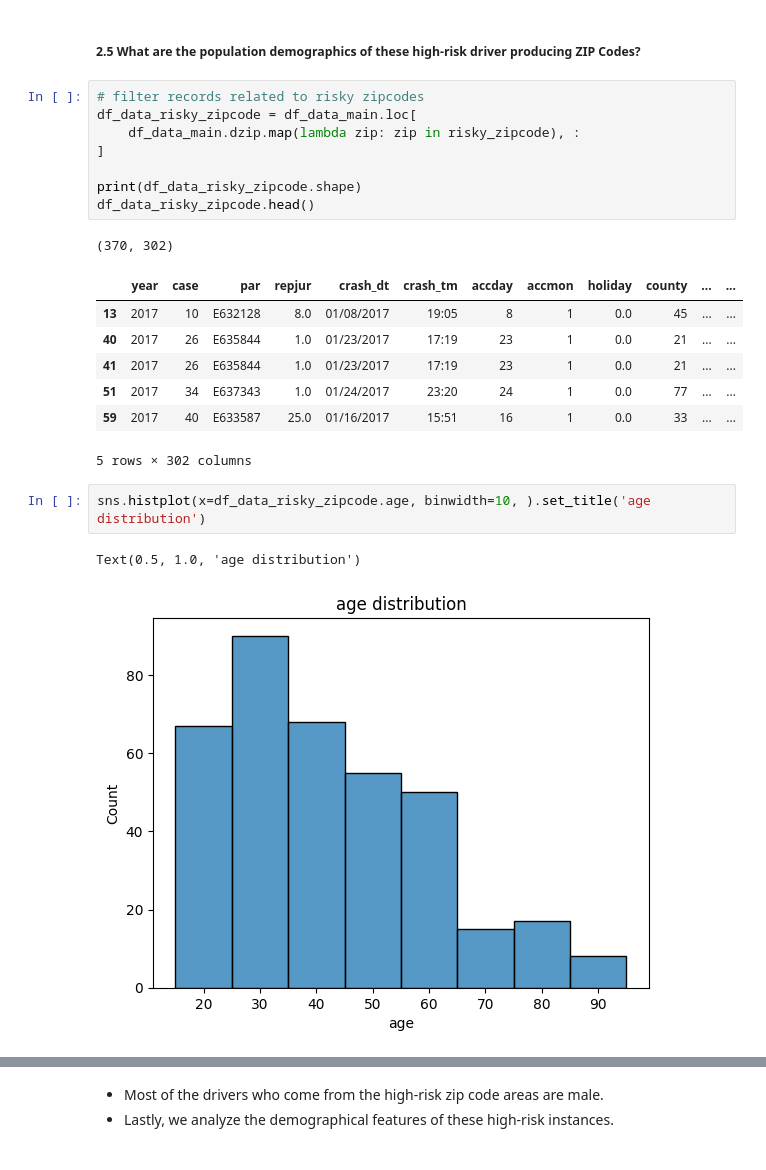
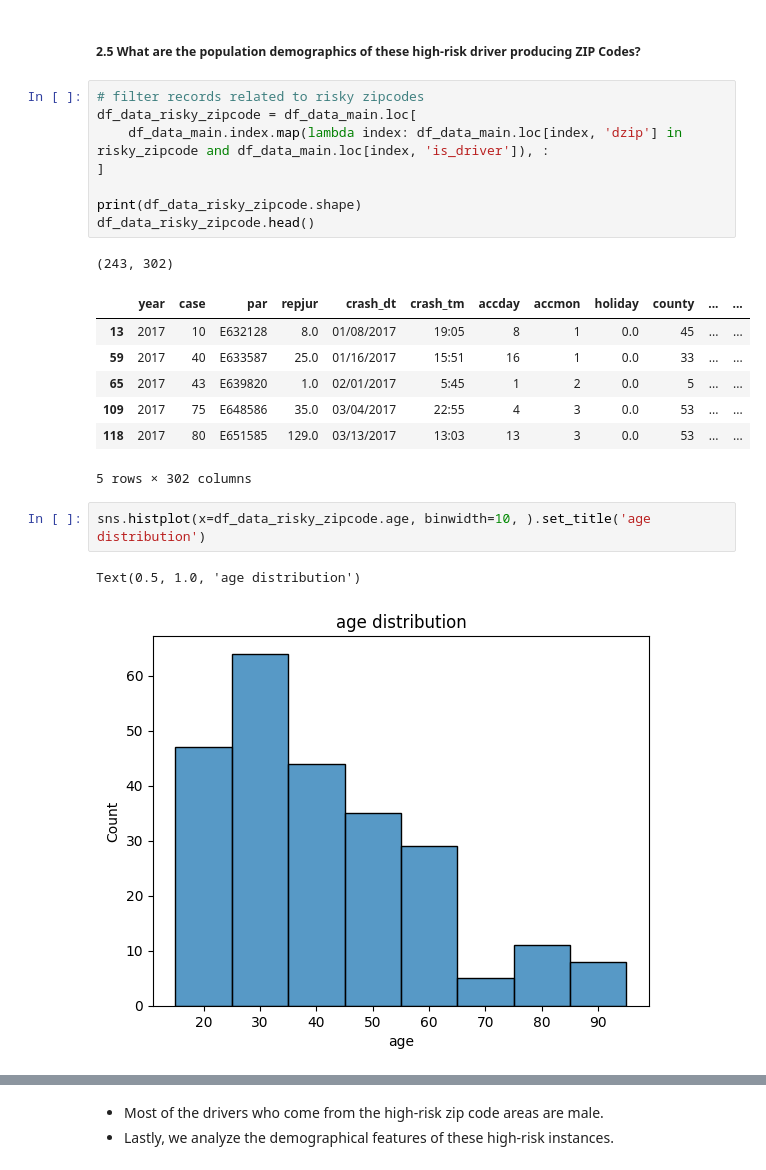
Before and after one commit to Chacoon3/Info-Challenge-2023, a Jupyter notebook: code_py/analysis.ipynb, the cells around one changed output, grey strips where cells are left out. Drawn from its saved outputs; the diff is of its cells as text.

```diff
--- a/code_py/analysis.ipynb
+++ b/code_py/analysis.ipynb
@@ -387,25 +387,25 @@ sns.histplot(x=df_data_by_zip.case_count, binwidth=1)
 # %%
 # filter records related to risky zipcodes
 df_data_risky_zipcode = df_data_main.loc[
-    df_data_main.dzip.map(lambda zip: zip in risky_zipcode), :
+    df_data_main.index.map(lambda index: df_data_main.loc[index, 'dzip'] in risky_zipcode and df_data_main.loc[index, 'is_driver']), :
 ]
 
 print(df_data_risky_zipcode.shape)
 df_data_risky_zipcode.head()
 # %% [output]
-(370, 302)
+(243, 302)
 |  | year | case | par | repjur | crash_dt | crash_tm | accday | accmon | holiday | county | ... | ... |
 | 13 | 2017 | 10 | E632128 | 8.0 | 01/08/2017 | 19:05 | 8 | 1 | 0.0 | 45 | ... | ... |
-| 40 | 2017 | 26 | E635844 | 1.0 | 01/23/2017 | 17:19 | 23 | 1 | 0.0 | 21 | ... | ... |
-| 41 | 2017 | 26 | E635844 | 1.0 | 01/23/2017 | 17:19 | 23 | 1 | 0.0 | 21 | ... | ... |
-| 51 | 2017 | 34 | E637343 | 1.0 | 01/24/2017 | 23:20 | 24 | 1 | 0.0 | 77 | ... | ... |
 | 59 | 2017 | 40 | E633587 | 25.0 | 01/16/2017 | 15:51 | 16 | 1 | 0.0 | 33 | ... | ... |
+| 65 | 2017 | 43 | E639820 | 1.0 | 02/01/2017 | 5:45 | 1 | 2 | 0.0 | 5 | ... | ... |
+| 109 | 2017 | 75 | E648586 | 35.0 | 03/04/2017 | 22:55 | 4 | 3 | 0.0 | 53 | ... | ... |
+| 118 | 2017 | 80 | E651585 | 129.0 | 03/13/2017 | 13:03 | 13 | 3 | 0.0 | 53 | ... | ... |
 5 rows × 302 columns
 # %%
 sns.histplot(x=df_data_risky_zipcode.age, binwidth=10, ).set_title('age distribution')
 # %% [output]
 Text(0.5, 1.0, 'age distribution')
-[figure, old version]
+[figure, new version]
 # %%
 df_data_risky_zipcode.age.describe()
 # %% [output]
```
Also changed, not shown: parts of 7 cells of this notebook.
